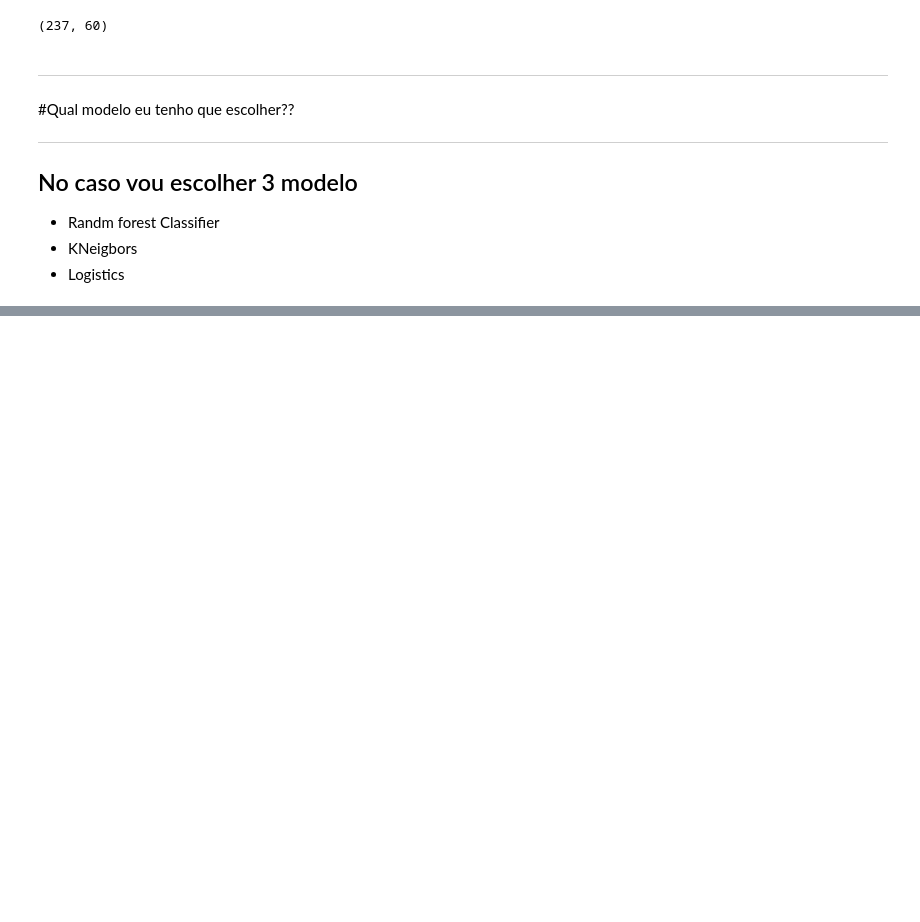
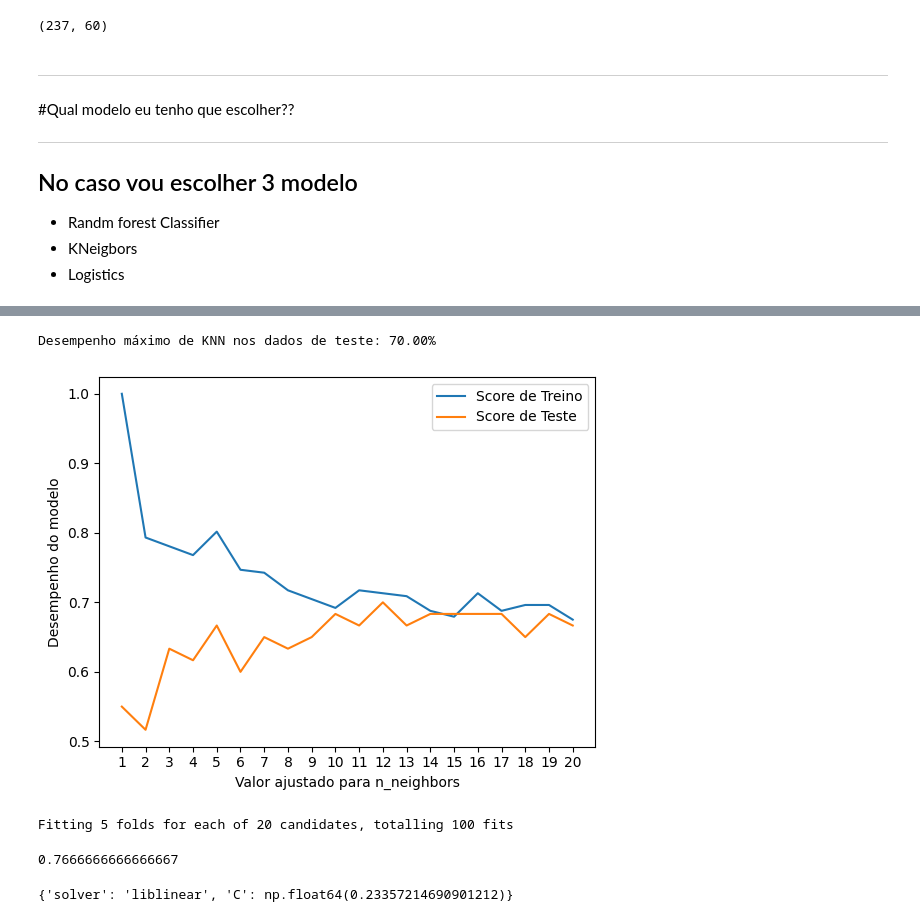
Before and after one commit to vascon01/Projeto-Integrador, a Jupyter notebook: Introdução_a_Machine_Learning.ipynb, the cells around one changed output, grey strips where cells are left out. Saved outputs shown, nothing was run; the diff lists cells and outputs as text; code cells hidden in the pictures; blank space fills up the shorter version.

```diff
--- a/Introdução_a_Machine_Learning.ipynb
+++ b/Introdução_a_Machine_Learning.ipynb
@@ -250,0 +259,31 @@ model_scores
+# %%
+# Ajuste de hiperparametros e validação cruzada
+#Basicamente seria ajustar os algoritimos do meu modelo como se fosse regular a temperatura de um forno
+#O Knn cria uma regiao e pega todos os vizinhos dentro dessa regiao e por fim faz a dedução do parametro com base na maior quantidade de elementos see tiver triangulo.bolinha e estrela o que tiver mais é o mais provavel
+
+
+# Lista para armazenar o score de treino
+train_scores = []
+
+# Lista para armazenar o score de teste
+test_scores = []
+
+# Lista com diferentes valores para "n_neighbors"
+# vamos começar com 1 e subir até 20
+neighbors = range(1, 21)
+
+# Instanciando o KNN
+knn = KNeighborsClassifier()
+
+# Loop para aplicar os diferentes valores em "n_neighbors"
+for i in neighbors:
+    knn.set_params(n_neighbors = i)
+
+    # Treina o modelo
+    knn.fit(X_train, y_train)
+
+    # Guarda o score de treino
+    train_scores.append(knn.score(X_train, y_train))
+
+    # Armazena o score de teste
+    test_scores.append(knn.score(X_test, y_test))
@@ -250,0 +313,12 @@ model_scores
+# %%
+plt.plot(neighbors, train_scores, label="Score de Treino")
+plt.plot(neighbors, test_scores, label="Score de Teste")
+plt.xticks(np.arange(1, 21, 1))
+plt.xlabel("Valor ajustado para n_neighbors")
+plt.ylabel("Desempenho do modelo")
+plt.legend()
+
+print(f"Desempenho máximo de KNN nos dados de teste: {max(test_scores)*100:.2f}%")
+# %% [output]
+Desempenho máximo de KNN nos dados de teste: 70.00%
+[figure, added]
@@ -250,0 +337,28 @@ model_scores
+# %%
+
+# Import
+from sklearn.model_selection import RandomizedSearchCV, GridSearchCV
+
+# Definindo o seed
+np.random.seed(42)
+
+# Configurando hiperparâmetros para LogisticRegression
+rs_log_reg = RandomizedSearchCV(LogisticRegression(),
+                                param_distributions=log_reg_grid,
+                                cv=5,
+                                n_iter=20,
+                                verbose=True)
+
+# Treinando o modelo com as 20 combinações possíveis
+rs_log_reg.fit(X_train, y_train);
+# %% [output]
+Fitting 5 folds for each of 20 candidates, totalling 100 fits
+# %%
+
+rs_log_reg.score(X_test, y_test)
+# %% [output]
+0.7666666666666667
+# %%
+rs_log_reg.best_params_
+# %% [output]
+{'solver': 'liblinear', 'C': np.float64(0.23357214690901212)}
```
Also changed, not shown: parts of 27 cells of this notebook.
